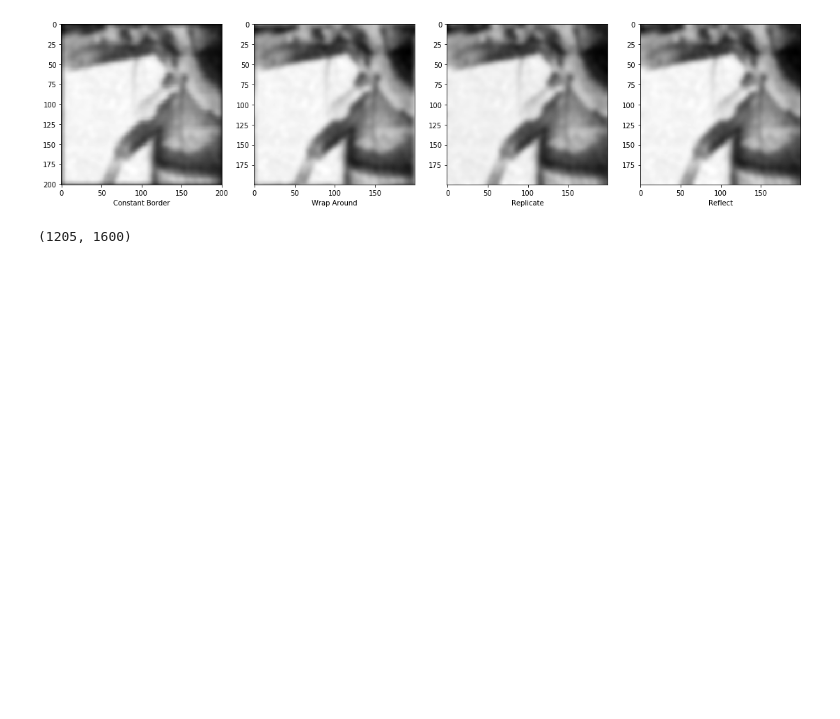
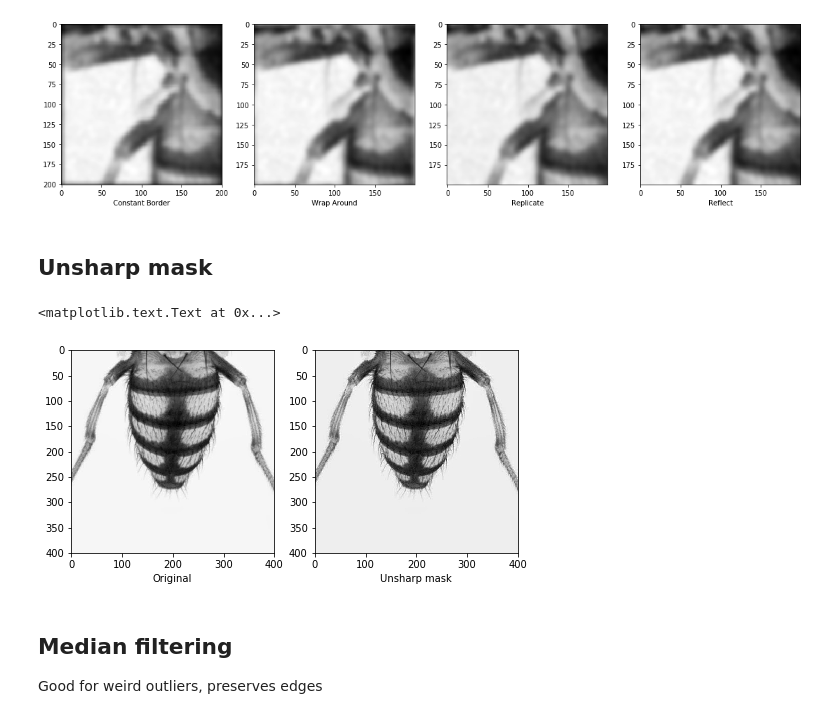
Before and after one commit to jonathanschmitz/computer-vision-notes, a Jupyter notebook: OpenCV Notes.ipynb, the cells around one changed output. Cells and saved outputs as stored; diff of their text form; code cells hidden in the pictures; blank space fills up the shorter version.

```diff
--- a/OpenCV Notes.ipynb
+++ b/OpenCV Notes.ipynb
@@ -151,7 +155,32 @@ plt.xlabel("Reflect")
 # %% [output]
 <matplotlib.text.Text at 0x...>
 [figure]
-# %%
-noisy.shape
-# %% [output]
-(1205, 1600)
+# %% [markdown]
+## Unsharp mask
+# %%
+def make_kernel(size=3):
+    # make impulse
+    kernel = np.zeros((size, size))
+    kernel[size//2, size//2] = 2
+    # substract unsharp
+    kernel -= np.ones((size, size)) / size ** 2
+    return kernel
+
+crop = gray[600:1000, 600:1000]
+
+fig = plt.figure(figsize=(8, 8))
+fig.add_subplot(1, 2, 1)
+plt.imshow(crop, cmap='gray')
+plt.xlabel("Original")
+
+unsharp_kernel = make_kernel()
+fig.add_subplot(1, 2, 2)
+unsh = cv2.filter2D(crop, -1, unsharp_kernel)
+plt.imshow(unsh, cmap='gray')
+plt.xlabel("Unsharp mask")
+# %% [output]
+<matplotlib.text.Text at 0x...>
+[figure, added]
+# %% [markdown]
+## Median filtering
+Good for weird outliers, preserves edges
```
Also changed, not shown: parts of 4 cells of this notebook.
